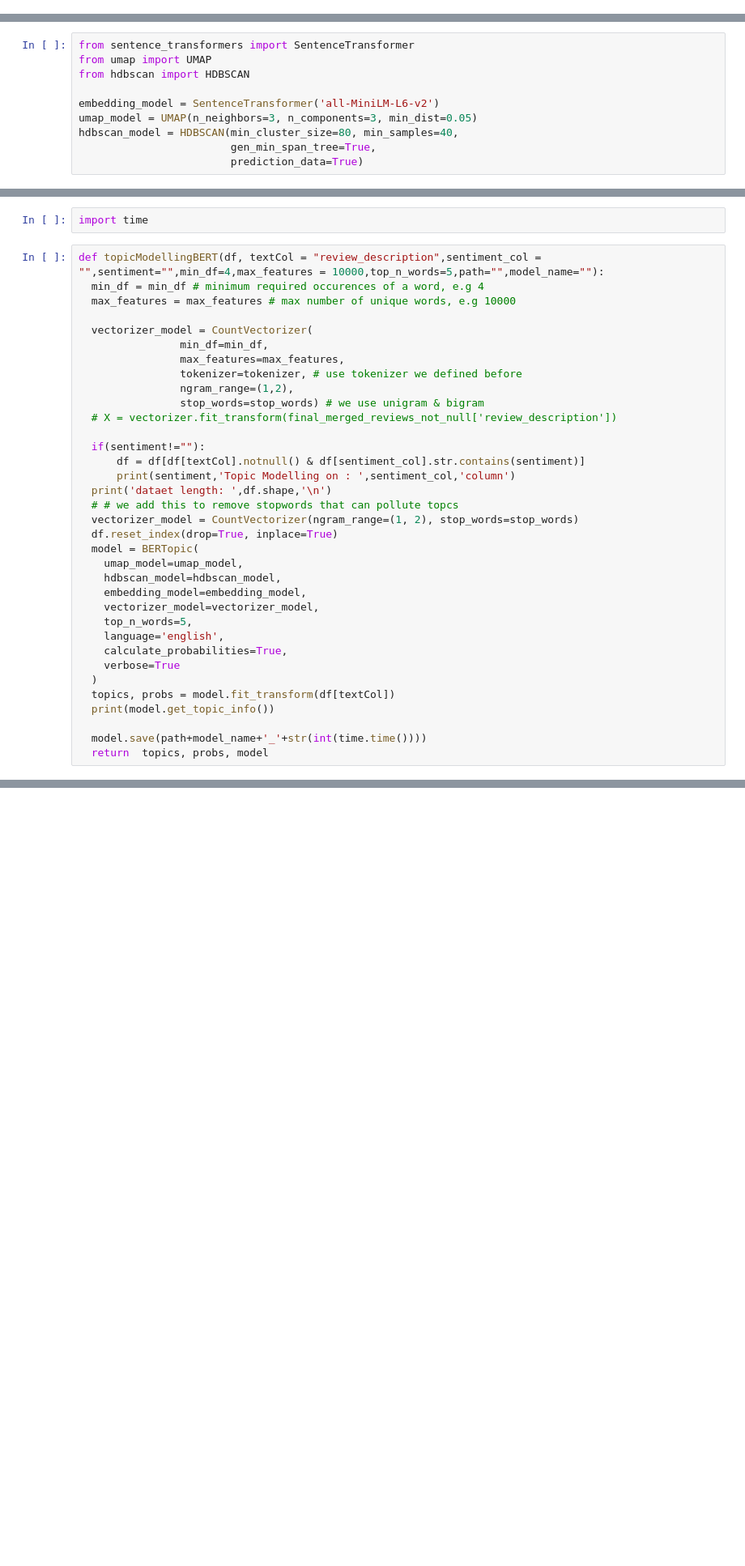
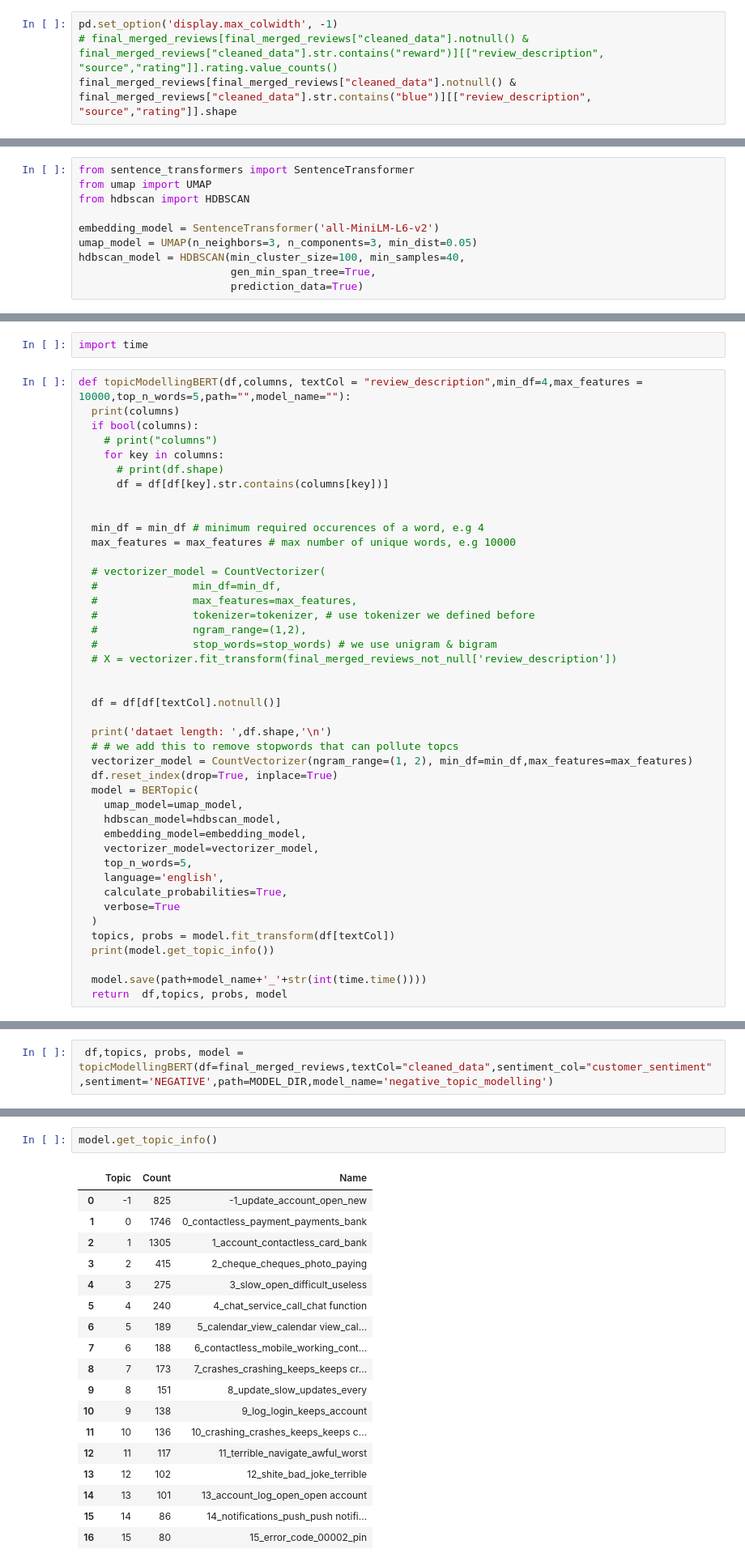
Before and after one commit to piygot5/Customer-Insights-Pack-POC, a Jupyter notebook: topic_modelling_BERT.ipynb, the cells around one changed output, grey strips where cells are left out. Shown at 81% size. Cells and saved outputs as stored; diff of their text form; blank space fills up the shorter version.

Commit message:
fine tuned BERT model for negative analyis

```diff
--- a/topic_modelling_BERT.ipynb
+++ b/topic_modelling_BERT.ipynb
@@ -31,0 +15,4 @@ See the caveats in the documentation: https://pandas.pydata.org/pandas-docs/stab
+# %%
+pd.set_option('display.max_colwidth', -1)
+# final_merged_reviews[final_merged_reviews["cleaned_data"].notnull() & final_merged_reviews["cleaned_data"].str.contains("reward")][["review_description", "source","rating"]].rating.value_counts()
+final_merged_reviews[final_merged_reviews["cleaned_data"].notnull() & final_merged_reviews["cleaned_data"].str.contains("blue")][["review_description", "source","rating"]].shape
@@ -187,7 +166,7 @@ from hdbscan import HDBSCAN
 
 embedding_model = SentenceTransformer('all-MiniLM-L6-v2')
 umap_model = UMAP(n_neighbors=3, n_components=3, min_dist=0.05)
-hdbscan_model = HDBSCAN(min_cluster_size=80, min_samples=40,
+hdbscan_model = HDBSCAN(min_cluster_size=100, min_samples=40,
                         gen_min_span_tree=True,
                         prediction_data=True)
 # %%
@@ -197,24 +176,32 @@ from bertopic import BERTopic
 # %%
 import time
 # %%
-def topicModellingBERT(df, textCol = "review_description",sentiment_col = "",sentiment="",min_df=4,max_features = 10000,top_n_words=5,path="",model_name=""):
+def topicModellingBERT(df,columns, textCol = "review_description",min_df=4,max_features = 10000,top_n_words=5,path="",model_name=""):
+  print(columns)
+  if bool(columns):
+    # print("columns")
+    for key in columns:
+      # print(df.shape)
+      df = df[df[key].str.contains(columns[key])]
+
+
   min_df = min_df # minimum required occurences of a word, e.g 4
   max_features = max_features # max number of unique words, e.g 10000
 
-  vectorizer_model = CountVectorizer(
-                min_df=min_df,
-                max_features=max_features,
-                tokenizer=tokenizer, # use tokenizer we defined before
-                ngram_range=(1,2),
-                stop_words=stop_words) # we use unigram & bigram
+  # vectorizer_model = CountVectorizer(
+  #               min_df=min_df,
+  #               max_features=max_features,
+  #               tokenizer=tokenizer, # use tokenizer we defined before
+  #               ngram_range=(1,2),
+  #               stop_words=stop_words) # we use unigram & bigram
   # X = vectorizer.fit_transform(final_merged_reviews_not_null['review_description'])
 
-  if(sentiment!=""):
-      df = df[df[textCol].notnull() & df[sentiment_col].str.contains(sentiment)]
-      print(sentiment,'Topic Modelling on : ',sentiment_col,'column')
+
+  df = df[df[textCol].notnull()]
+
   print('dataet length: ',df.shape,'\n')
   # # we add this to remove stopwords that can pollute topcs
-  vectorizer_model = CountVectorizer(ngram_range=(1, 2), stop_words=stop_words)
+  vectorizer_model = CountVectorizer(ngram_range=(1, 2), min_df=min_df,max_features=max_features)
   df.reset_index(drop=True, inplace=True)
   model = BERTopic(
     umap_model=umap_model,
@@ -230,5 +217,5 @@ def topicModellingBERT(df, textCol = "review_description",sentiment_col = "",sen
   print(model.get_topic_info())
 
   model.save(path+model_name+'_'+str(int(time.time())))
-  return  topics, probs, model
+  return  df,topics, probs, model
 # %%
@@ -244,0 +223,2 @@ model.visualize_barchart(top_n_topics=10)
+# %%
+ df,topics, probs, model = topicModellingBERT(df=final_merged_reviews,textCol="cleaned_data",sentiment_col="customer_sentiment",sentiment='NEGATIVE',path=MODEL_DIR,model_name='negative_topic_modelling')
@@ -272,0 +270,21 @@ topics
+# %%
+model.get_topic_info()
+# %% [output]
+|  | Topic | Count | Name |
+| 0 | -1 | 825 | -1_update_account_open_new |
+| 1 | 0 | 1746 | 0_contactless_payment_payments_bank |
+| 2 | 1 | 1305 | 1_account_contactless_card_bank |
+| 3 | 2 | 415 | 2_cheque_cheques_photo_paying |
+| 4 | 3 | 275 | 3_slow_open_difficult_useless |
+| 5 | 4 | 240 | 4_chat_service_call_chat function |
+| 6 | 5 | 189 | 5_calendar_view_calendar view_cal... |
+| 7 | 6 | 188 | 6_contactless_mobile_working_cont... |
+| 8 | 7 | 173 | 7_crashes_crashing_keeps_keeps cr... |
+| 9 | 8 | 151 | 8_update_slow_updates_every |
+| 10 | 9 | 138 | 9_log_login_keeps_account |
+| 11 | 10 | 136 | 10_crashing_crashes_keeps_keeps c... |
+| 12 | 11 | 117 | 11_terrible_navigate_awful_worst |
+| 13 | 12 | 102 | 12_shite_bad_joke_terrible |
+| 14 | 13 | 101 | 13_account_log_open_open account |
+| 15 | 14 | 86 | 14_notifications_push_push notifi... |
+| 16 | 15 | 80 | 15_error_code_00002_pin |
```
Also changed, not shown: parts of 20 cells of this notebook, 3 other files.
